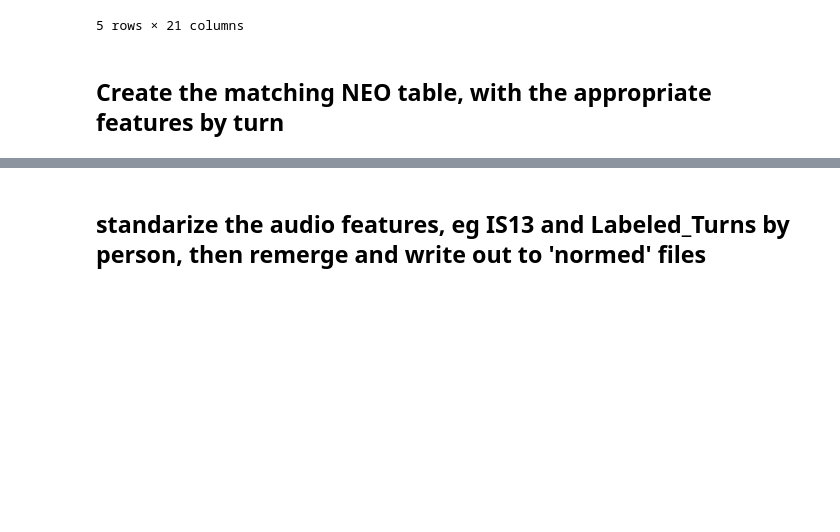
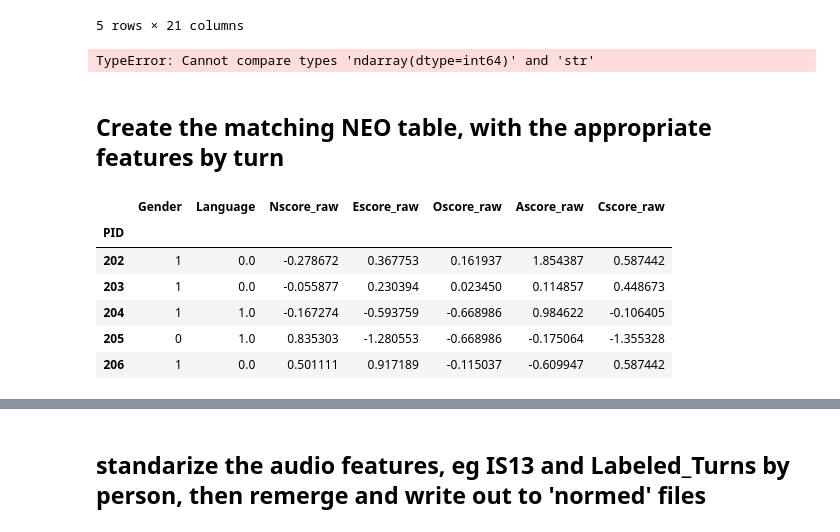
Before and after one commit to teffland/deceptive-speech, a Jupyter notebook: Data Cleaning.ipynb, the cells around one changed output, grey strips where cells are left out. Cells and saved outputs as stored; diff of their text form; code cells hidden in the pictures; blank space fills up the shorter version.

```diff
--- a/Data Cleaning.ipynb
+++ b/Data Cleaning.ipynb
@@ -223,9 +226,25 @@ dal.head()
 dal['label'].replace(labelmap, inplace=True)
 is13['label'].replace(labelmap, inplace=True)
 liwc['label'].replace(labelmap, inplace=True)
-turns['label'].replace(labelmap, inplace=True)
+# turns['label'].replace(labelmap, inplace=True)
+# %% [output]
+TypeError: Cannot compare types 'ndarray(dtype=int64)' and 'str'
 # %% [markdown]
 ## Create the matching NEO table, with the appropriate features by turn
+# %%
+# normalize neo
+neo = neo.fillna(0)
+for col in [c for c in neo.columns.values if c not in ['Gender', 'Language', 'person'] ]:
+    neo[col] = (neo[col] - neo[col].mean())/neo[col].std()
+neo.head()
+# %% [output]
+|  | Gender | Language | Nscore_raw | Escore_raw | Oscore_raw | Ascore_raw | Cscore_raw |
+| PID |  |  |  |  |  |  |  |
+| 202 | 1 | 0.0 | -0.278672 | 0.367753 | 0.161937 | 1.854387 | 0.587442 |
+| 203 | 1 | 0.0 | -0.055877 | 0.230394 | 0.023450 | 0.114857 | 0.448673 |
+| 204 | 1 | 1.0 | -0.167274 | -0.593759 | -0.668986 | 0.984622 | -0.106405 |
+| 205 | 0 | 1.0 | 0.835303 | -1.280553 | -0.668986 | -0.175064 | -1.355328 |
+| 206 | 1 | 0.0 | 0.501111 | 0.917189 | -0.115037 | -0.609947 | 0.587442 |
 # %%
 neo_turns = pd.DataFrame(columns=list(neo.columns.values)+['person'])
 for i, (turn, row) in enumerate(dal.iterrows()):
```
Also changed, not shown: parts of 12 cells of this notebook, 9 other files.
